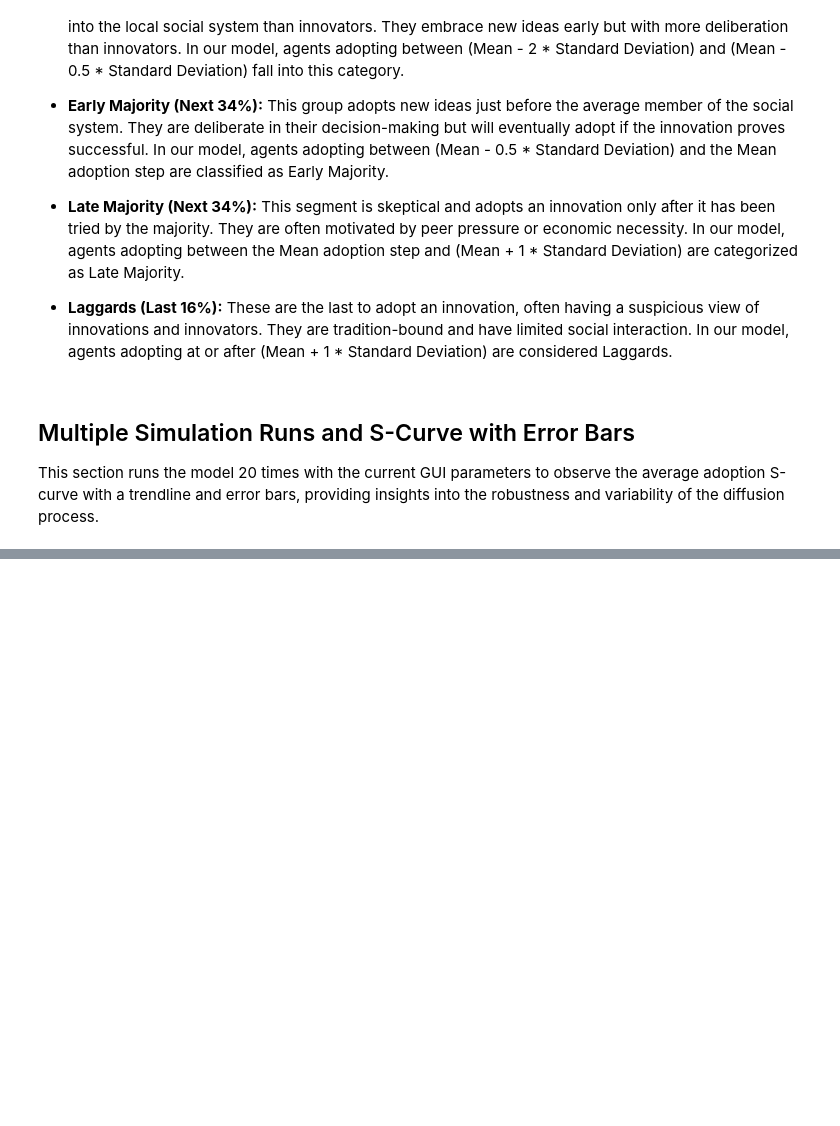
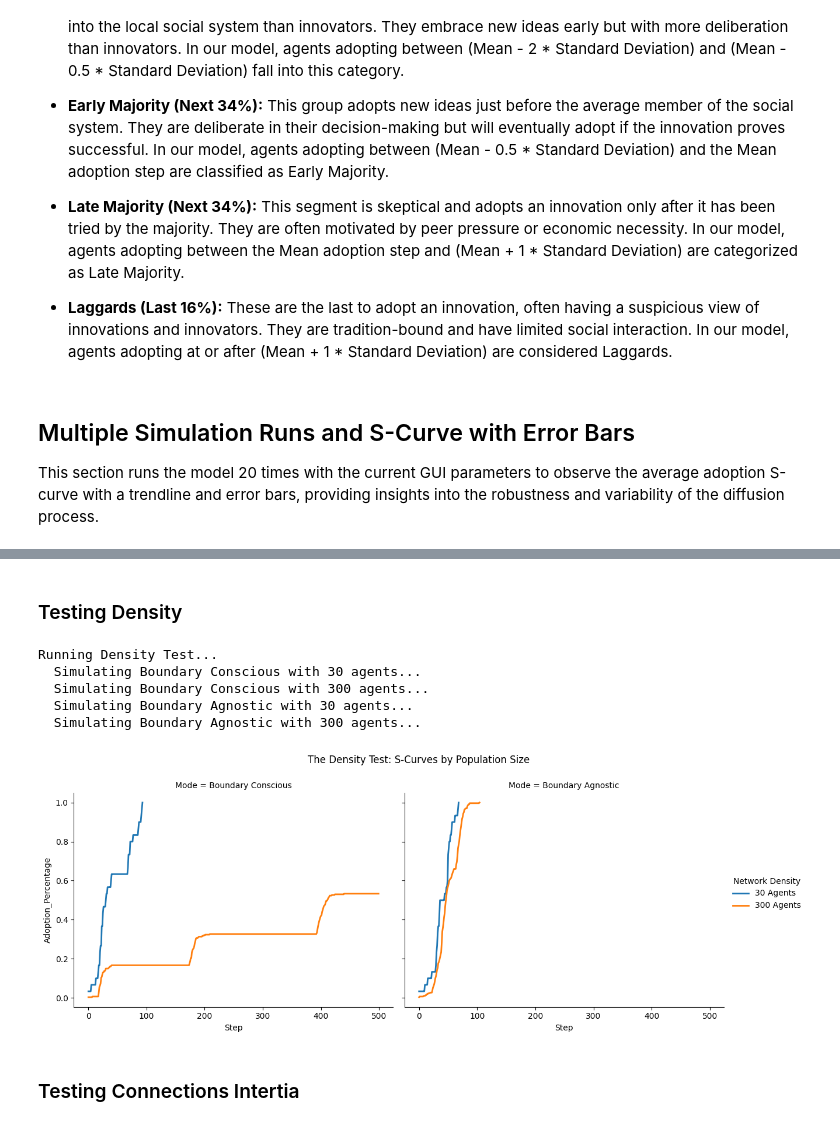
Before and after one commit to Anagh19/Complex-Systems-Project, a Jupyter notebook: CS7065_DOI_Project.ipynb, the cells around one changed output, grey strips where cells are left out. Cells and saved outputs as stored; diff of their text form; code cells hidden in the pictures; blank space fills up the shorter version.

Commit message:
Adding Results

```diff
--- a/CS7065_DOI_Project.ipynb
+++ b/CS7065_DOI_Project.ipynb
@@ -877,0 +881,2 @@ Running 20 simulations with current parameters...
+# %% [markdown]
+### Testing Density
@@ -877,0 +920,47 @@ Running 20 simulations with current parameters...
+# %%
+density_results = []
+all_agent_data_dense = [] # List for the agent-level data
+agent_counts = [30, 300]
+modes = ['Boundary Conscious', 'Boundary Agnostic']
+
+print("Running Density Test...")
+for mode in modes:
+    for agents in agent_counts:
+        print(f"  Simulating {mode} with {agents} agents...")
+        model_df, agent_df, _ = run_headless_simulation(
+            num_agents=agents,
+            num_connections=3,
+            dist_threshold=3,
+            diffusion_mode=mode
+        )
+
+        # 1. Tag and save the Model Data (for the S-Curves)
+        model_df['Total_Agents'] = f"{agents} Agents"
+        model_df['Mode'] = mode
+        density_results.append(model_df)
+
+        # 2. Tag and save the Agent Data (for the Rogers Histograms later)
+        agent_df['Total_Agents'] = f"{agents} Agents"
+        agent_df['Mode'] = mode
+        all_agent_data_dense.append(agent_df)
+
+# Combine Model Data and Plot S-Curves
+density_df = pd.concat(density_results)
+g = sns.FacetGrid(density_df, col="Mode", hue="Total_Agents", height=5, aspect=1.2)
+g.map(sns.lineplot, "Step", "Adoption_Percentage", linewidth=2)
+g.add_legend(title="Network Density")
+g.fig.subplots_adjust(top=0.85)
+g.fig.suptitle("The Density Test: S-Curves by Population Size")
+plt.show()
+
+# Combine Agent Data so it's ready for your Histogram script
+master_agent_density_df = pd.concat(all_agent_data_dense)
+# %% [output]
+Running Density Test...
+  Simulating Boundary Conscious with 30 agents...
+  Simulating Boundary Conscious with 300 agents...
+  Simulating Boundary Agnostic with 30 agents...
+  Simulating Boundary Agnostic with 300 agents...
+[figure, added]
+# %% [markdown]
+### Testing Connections Intertia
```
Also changed, not shown: parts of 7 cells of this notebook.
